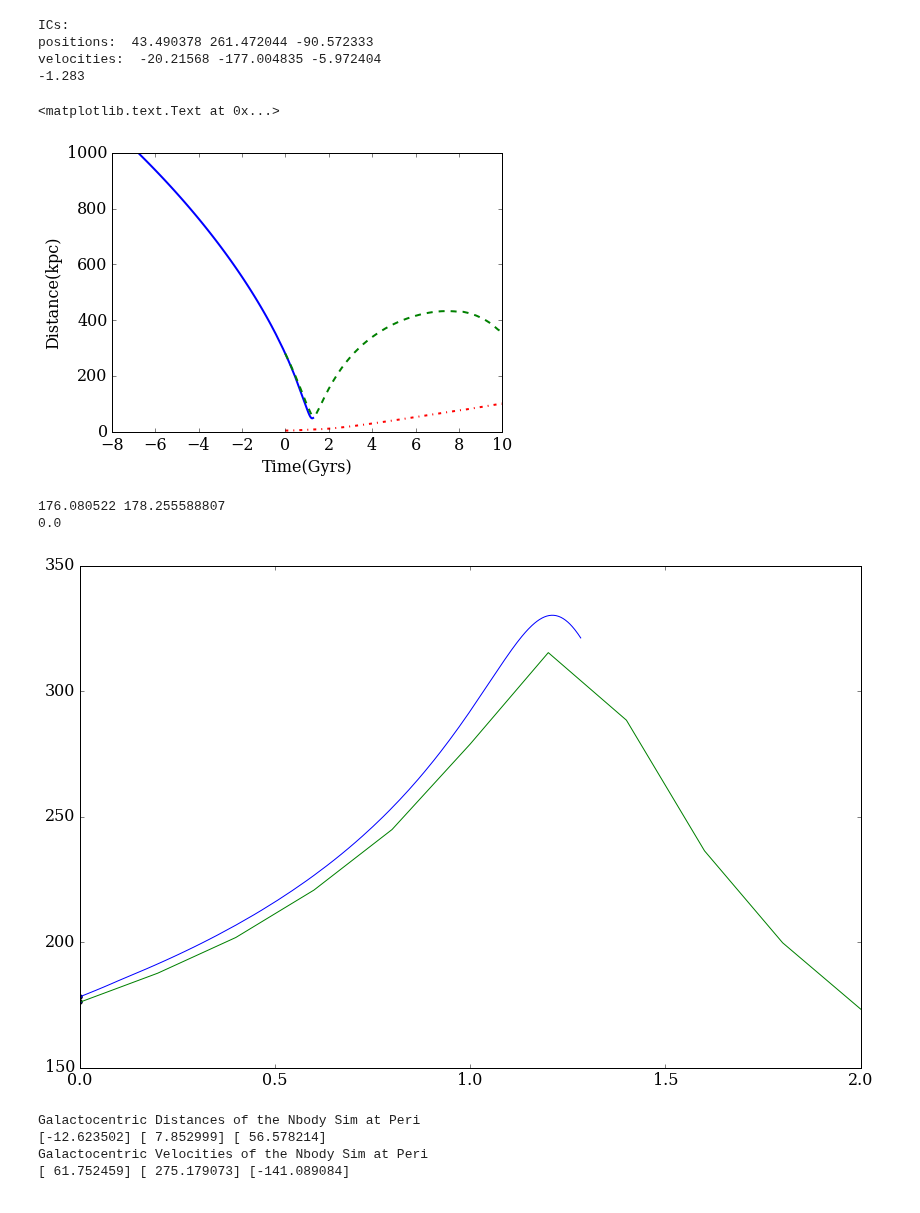
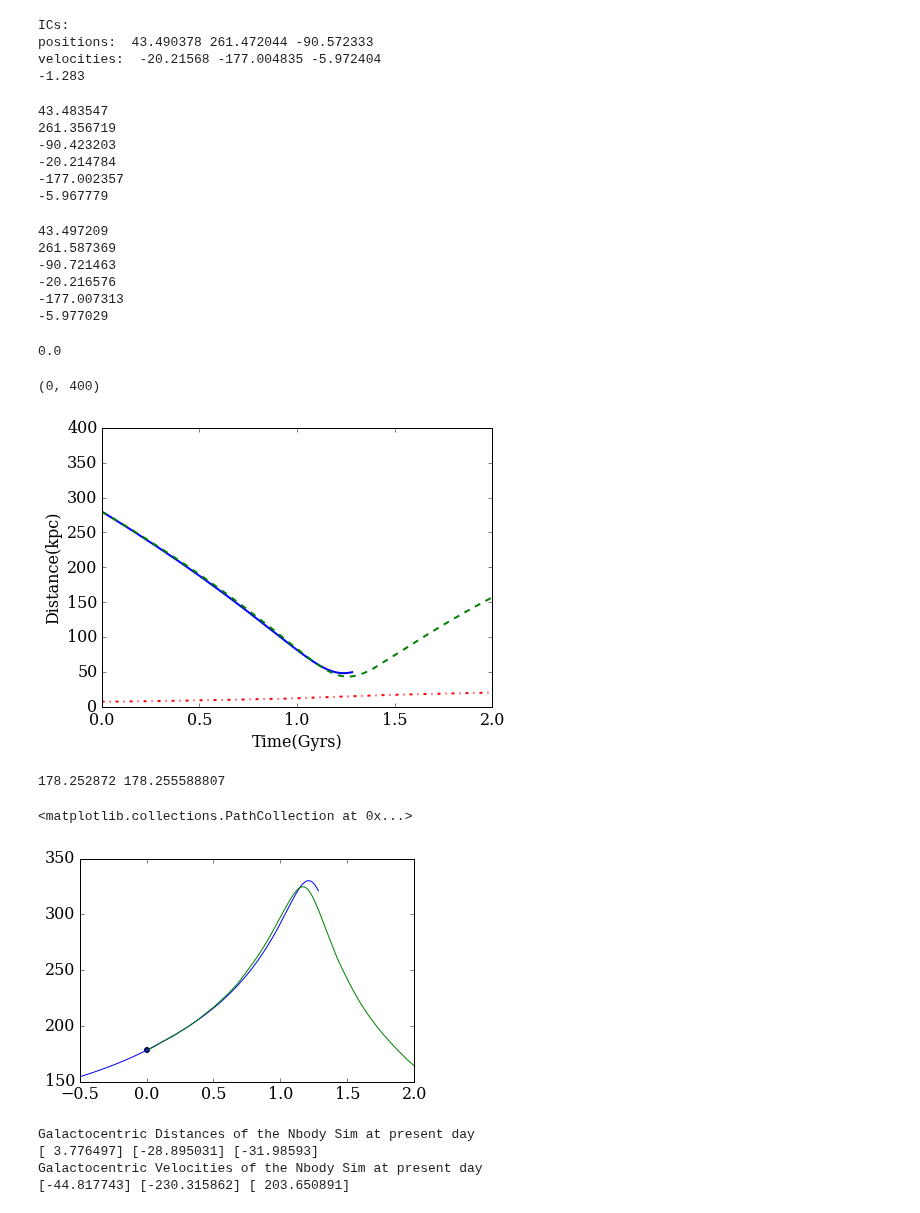
Before and after one commit to jngaravitoc/LMC-MW, a Jupyter notebook: code/LMC_orbit/LMC_orbits.ipynb, the cells around one changed output. Saved outputs shown, nothing was run; the diff lists cells and outputs as text; code cells hidden in the pictures.

Commit message:
updates in codes for orbit analysis

```diff
--- a/code/LMC_orbit/LMC_orbits.ipynb
+++ b/code/LMC_orbit/LMC_orbits.ipynb
@@ -8,7 +8,7 @@ Populating the interactive namespace from numpy and matplotlib
 #!python ../CM/orbit_cm.py MW1LMC4a1 0 51 LMCMCa1_orbit
 #data/LMCMW/MW1LMC4/a0
 # %%
-Nbody1 = loadtxt('../CM/LMCMCa1_orbit.txt')
+Nbody1 = loadtxt('../CM/test_LMCMW-N.txt')
 A1_host = loadtxt('../../../orbits/data/LMC_1E11_1E12_free_a1_host.txt')
 A1_sat = loadtxt('../../../orbits/data/LMC_1E11_1E12_free_a1_sat.txt')
 # %%
@@ -45,6 +44,35 @@ ICs:
 positions:  43.490378 261.472044 -90.572333
 velocities:  -20.21568 -177.004835 -5.972404
 -1.283
+# %%
+print Xlmc1[0]-Xmw1[0]
+print Ylmc1[0]-Ymw1[0]
+print Zlmc1[0]-Zmw1[0]
+print vXlmc1[0]-vXmw1[0]
+print vYlmc1[0]-vYmw1[0]
+print vZlmc1[0]-vZmw1[0]
+# %% [output]
+43.483547
+261.356719
+-90.423203
+-20.214784
+-177.002357
+-5.967779
+# %%
+# Corrected ICs:
+print x1[IC1] + (x1[IC1] - (Xlmc1[0]-Xmw1[0]))
+print y1[IC1] + (y1[IC1] - (Ylmc1[0]-Ymw1[0]))
+print z1[IC1] + (z1[IC1] - (Zlmc1[0]-Zmw1[0]))
+print vx1[IC1] + (vx1[IC1] - (vXlmc1[0]-vXmw1[0]))
+print vy1[IC1] + (vy1[IC1] - (vYlmc1[0]-vYmw1[0]))
+print vz1[IC1] + (vz1[IC1] - (vZlmc1[0]-vZmw1[0]))
+# %% [output]
+43.497209
+261.587369
+-90.721463
+-20.216576
+-177.007313
+-5.977029
 # %%
 t1 = t1 - dt
 # %%
@@ -64,6 +92,9 @@ vZlmc1 = Nbody1[:,11]
 vXmw1 = Nbody1[:,12]
 vYmw1 = Nbody1[:,13]
 vZmw1 = Nbody1[:,14]
+print NB_t1[0]
+# %% [output]
+0.0
 # %%
 figure(figsize=(7, 5))
 plot(t1, Rgal1, lw=2)
@@ -71,21 +102,20 @@ plot(NB_t1, NB_R1, lw=2, ls='--')
 plot(NB_t1, np.sqrt(Xmw1**2 + Ymw1**2 + Zmw1**2), lw=2, ls='-.')
 plt.ylabel('Distance(kpc)')
 plt.xlabel('Time(Gyrs)')
-#xlim(0, 2)
-#ylim(0, 400)
+xlim(0, 2)
+ylim(0, 400)
 # %% [output]
-<matplotlib.text.Text at 0x...>
+(0, 400)
-[figure, old version]
+[figure, new version]
 # %%
 plot(t1, Vgal1)
 plot(NB_t1, NB_V1)
-xlim(0,2)
+xlim(-0.5,2)
 ylim(150, 350)
 print NB_V1[0], Vgal1[IC1]
 scatter(0, Vgal1[IC1])
 scatter(0, NB_V1[0])
-print t1[IC1]
 # %% [output]
-176.080522 178.255588807
-0.0
+178.252872 178.255588807
+<matplotlib.collections.PathCollection at 0x...>
-[figure, old version]
+[figure, new version]
@@ -95,13 +125,13 @@ peri05 = where(NB_V05==max(NB_V05))
 # %%
-print 'Galactocentric Distances of the Nbody Sim at Peri'
+print 'Galactocentric Distances of the Nbody Sim at present day'
 print Xlmc1[peri1]-Xmw1[peri1], Ylmc1[peri1]-Ymw1[peri1], Zlmc1[peri1]-Zmw1[peri1]
-print 'Galactocentric Velocities of the Nbody Sim at Peri'
+print 'Galactocentric Velocities of the Nbody Sim at present day'
 print vXlmc1[peri1]-vXmw1[peri1], vYlmc1[peri1]-vYmw1[peri1], vZlmc1[peri1]-vZmw1[peri1]
 # %% [output]
-Galactocentric Distances of the Nbody Sim at Peri
-[-12.623502] [ 7.852999] [ 56.578214]
-Galactocentric Velocities of the Nbody Sim at Peri
-[ 61.752459] [ 275.179073] [-141.089084]
+Galactocentric Distances of the Nbody Sim at present day
+[ 3.776497] [-28.895031] [-31.98593]
+Galactocentric Velocities of the Nbody Sim at present day
+[-44.817743] [-230.315862] [ 203.650891]
 # %%
 #print 'Galactocentric Distances of the Nbody Sim at Peri'
 #print Xlmc05[peri05]-Xmw1[peri05], Ylmc1[peri05]-Ymw1[peri05], Zlmc1[peri05]-Zmw1[peri05]
```
Also changed, not shown: parts of 6 cells of this notebook, 1 other file.
